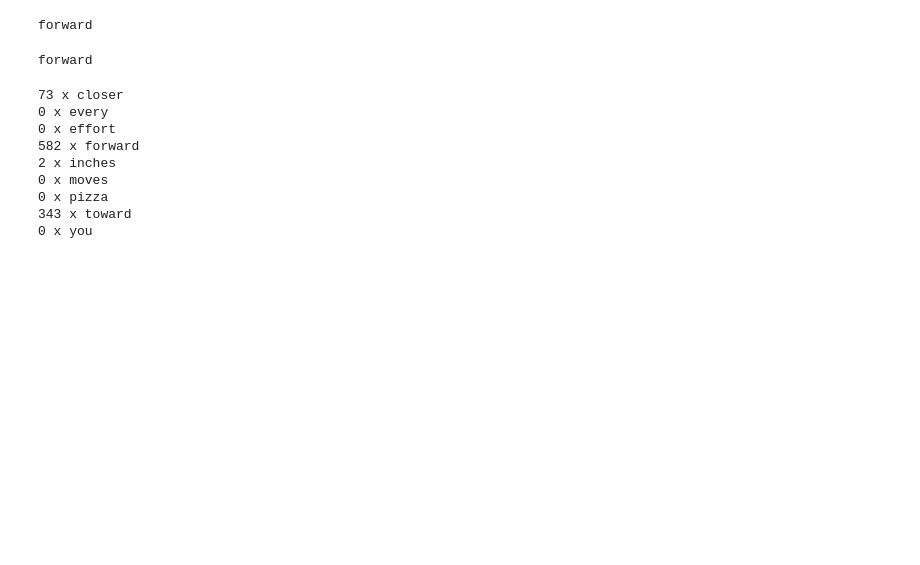
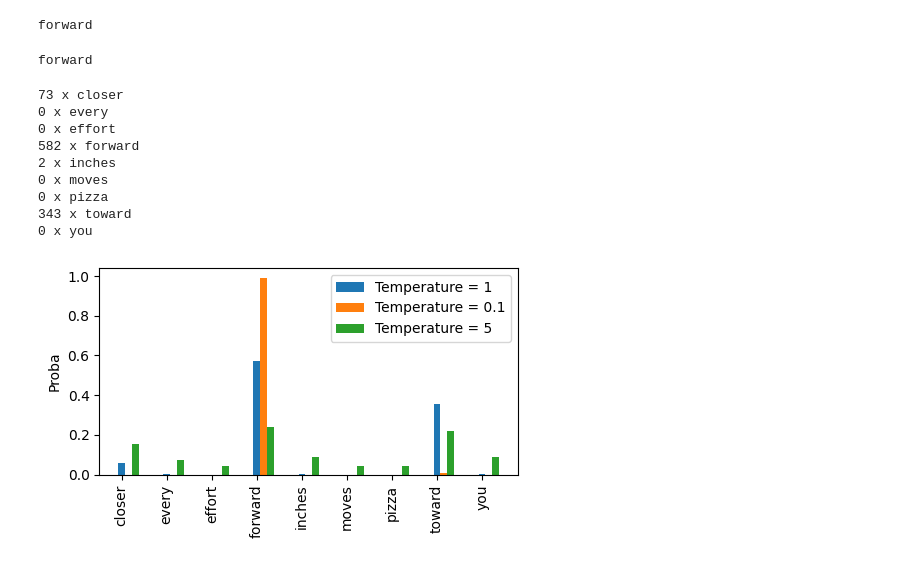
Before and after one commit to hAI-FA001/Build-a-Large-Language-Model-from-Scratch--Learn, a Jupyter notebook: Ch5/code.ipynb, the cells around one changed output. Saved outputs shown, nothing was run; the diff lists cells and outputs as text; code cells hidden in the pictures; blank space fills up the shorter version.

Commit message:
temperature scaling

```diff
--- a/Ch5/code.ipynb
+++ b/Ch5/code.ipynb
@@ -457,3 +457,31 @@ print_sampled_tokens(probas)  # other tokens are also sampled
 0 x pizza
 343 x toward
 0 x you
+# %%
+def softmax_with_temp(logits, temp):
+    scaled = logits / temp
+    return torch.softmax(scaled, dim=0)
+# %%
+# less than 1 = higher confidence, sharper
+# more than 1 = more uniform
+
+temps = [1, 0.1, 5]
+scaled_probas = [softmax_with_temp(next_token_logits, temp) for temp in temps]
+
+x = torch.arange(len(vocab))
+bar_width = 0.15
+
+f, ax = plt.subplots(figsize=(5,3))
+for i, T in enumerate(temps):
+    rects = ax.bar(x + i*bar_width, scaled_probas[i], bar_width, label=f'Temperature = {T}')
+
+ax.set_ylabel('Proba')
+ax.set_xticks(x)
+ax.set_xticklabels(vocab.keys(), rotation=90)
+ax.legend()
+
+plt.tight_layout()
+plt.savefig('temp-plot.pdf')
+plt.show()
+# %% [output]
+[figure, added]
```
Also changed, not shown: 1 other file.
